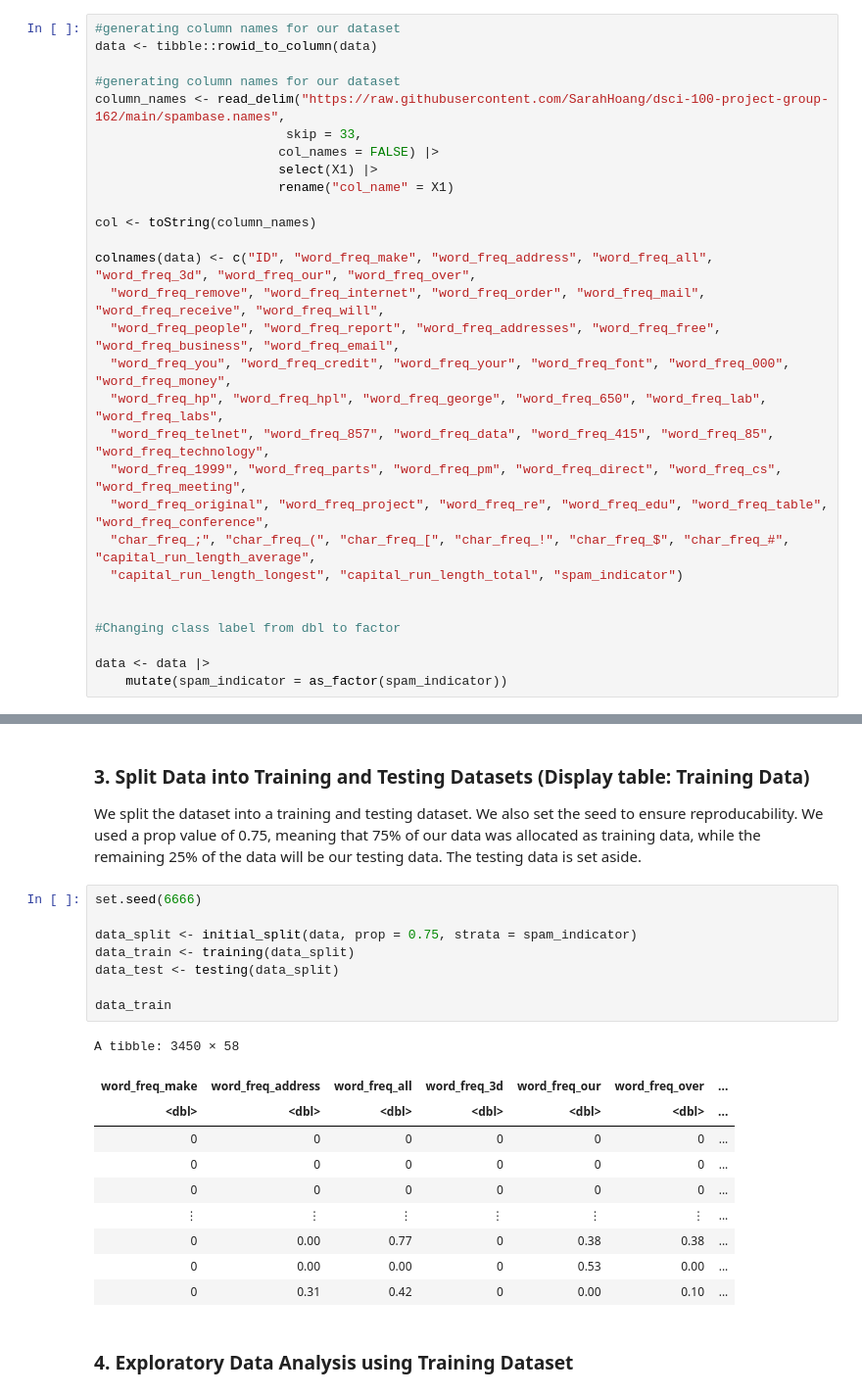
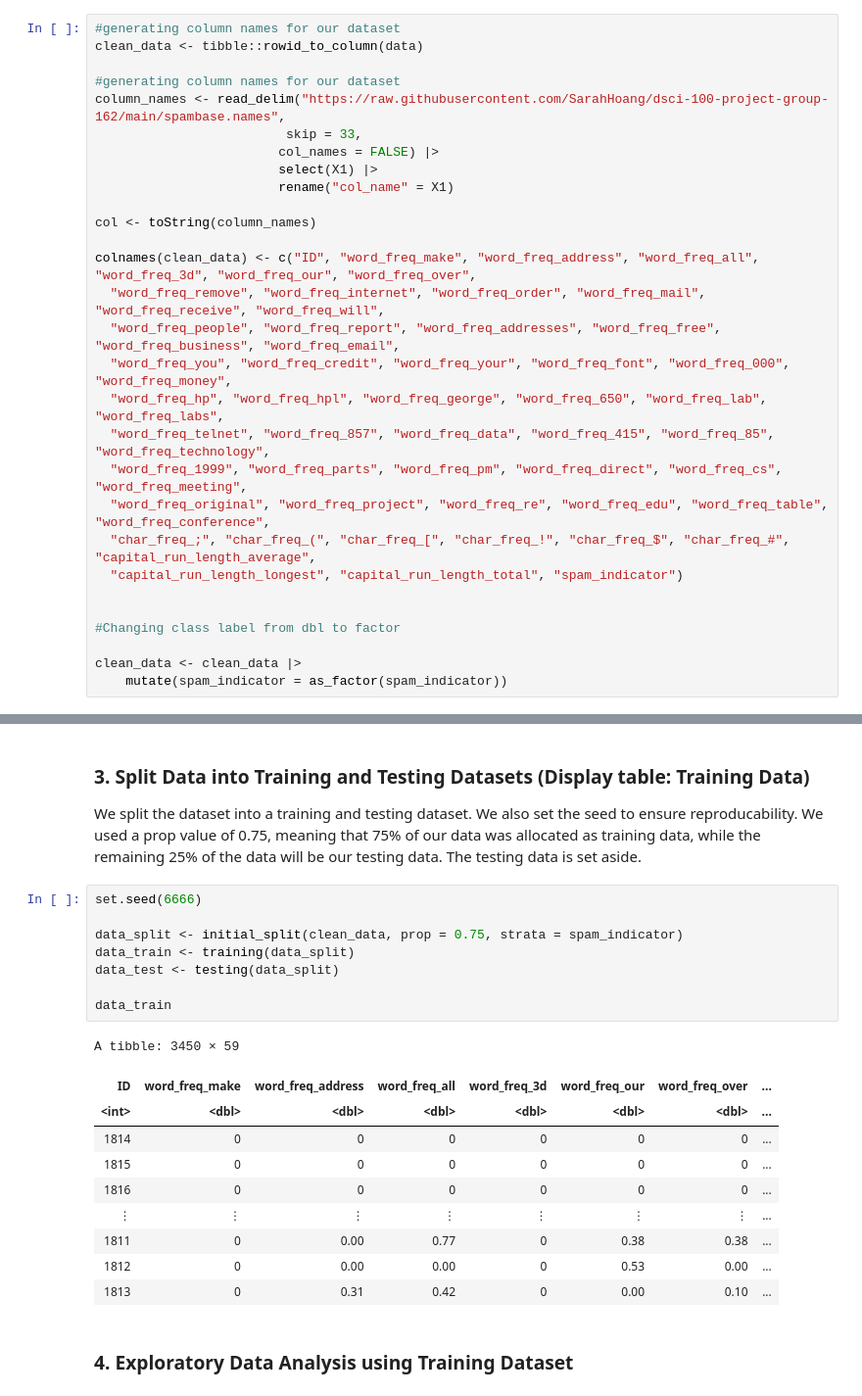
Before and after one commit to SarahHoang/dsci-100-project-group-162, a Jupyter notebook: proposal_group_162.ipynb, the cells around one changed output, grey strips where cells are left out. Shown at 98% size. Saved outputs shown, nothing was run; the diff lists cells and outputs as text.

```diff
--- a/proposal_group_162.ipynb
+++ b/proposal_group_162.ipynb
@@ -78,7 +60,7 @@ A spec_tbl_df: 4601 × 58
 After reading our dataset from the web, we will clean and wrangle the data into tidy format. This includes renaming the columns and mutating the classiification label to a factor. We also added serial numbers to every observation and removed rows containing missing values. We are keeping all predictor variables as we will need them all to later determine which predictor variables are appropriate for our model.
 # %%
 #generating column names for our dataset
-data <- tibble::rowid_to_column(data)
+clean_data <- tibble::rowid_to_column(data)
 
 #generating column names for our dataset
 column_names <- read_delim("https://raw.githubusercontent.com/SarahHoang/dsci-100-project-group-162/main/spambase.names",
@@ -89,7 +71,7 @@ column_names <- read_delim("https://raw.githubusercontent.com/SarahHoang/dsci-10
 
 col <- toString(column_names)
 
-colnames(data) <- c("ID", "word_freq_make", "word_freq_address", "word_freq_all", "word_freq_3d", "word_freq_our", "word_freq_over",
+colnames(clean_data) <- c("ID", "word_freq_make", "word_freq_address", "word_freq_all", "word_freq_3d", "word_freq_our", "word_freq_over",
   "word_freq_remove", "word_freq_internet", "word_freq_order", "word_freq_mail", "word_freq_receive", "word_freq_will",
   "word_freq_people", "word_freq_report", "word_freq_addresses", "word_freq_free", "word_freq_business", "word_freq_email",
   "word_freq_you", "word_freq_credit", "word_freq_your", "word_freq_font", "word_freq_000", "word_freq_money",
@@ -103,7 +85,7 @@ colnames(data) <- c("ID", "word_freq_make", "word_freq_address", "word_freq_all"
 
 #Changing class label from dbl to factor
 
-data <- data |>
+clean_data <- clean_data |>
     mutate(spam_indicator = as_factor(spam_indicator))
 # %% [output]
 Rows: 57 Columns: 2
@@ -133,22 +115,22 @@ We split the dataset into a training and testing dataset. We also set the seed t
 # %%
 set.seed(6666)
 
-data_split <- initial_split(data, prop = 0.75, strata = spam_indicator)
+data_split <- initial_split(clean_data, prop = 0.75, strata = spam_indicator)
 data_train <- training(data_split)
 data_test <- testing(data_split)
 
 data_train
 # %% [output]
-A tibble: 3450 × 58
+A tibble: 3450 × 59
-| word_freq_make | word_freq_address | word_freq_all | word_freq_3d | word_freq_our | word_freq_over | ... |
-| <dbl> | <dbl> | <dbl> | <dbl> | <dbl> | <dbl> | ... |
-| 0 | 0 | 0 | 0 | 0 | 0 | ... |
-| 0 | 0 | 0 | 0 | 0 | 0 | ... |
-| 0 | 0 | 0 | 0 | 0 | 0 | ... |
-| ⋮ | ⋮ | ⋮ | ⋮ | ⋮ | ⋮ | ... |
-| 0 | 0.00 | 0.77 | 0 | 0.38 | 0.38 | ... |
-| 0 | 0.00 | 0.00 | 0 | 0.53 | 0.00 | ... |
-| 0 | 0.31 | 0.42 | 0 | 0.00 | 0.10 | ... |
+| ID | word_freq_make | word_freq_address | word_freq_all | word_freq_3d | word_freq_our | word_freq_over | ... |
+| <int> | <dbl> | <dbl> | <dbl> | <dbl> | <dbl> | <dbl> | ... |
+| 1814 | 0 | 0 | 0 | 0 | 0 | 0 | ... |
+| 1815 | 0 | 0 | 0 | 0 | 0 | 0 | ... |
+| 1816 | 0 | 0 | 0 | 0 | 0 | 0 | ... |
+| ⋮ | ⋮ | ⋮ | ⋮ | ⋮ | ⋮ | ⋮ | ... |
+| 1811 | 0 | 0.00 | 0.77 | 0 | 0.38 | 0.38 | ... |
+| 1812 | 0 | 0.00 | 0.00 | 0 | 0.53 | 0.00 | ... |
+| 1813 | 0 | 0.31 | 0.42 | 0 | 0.00 | 0.10 | ... |
 # %% [markdown]
 ### 4. Exploratory Data Analysis using Training Dataset
 # %% [markdown]
```
Also changed, not shown: parts of 4 cells of this notebook.
